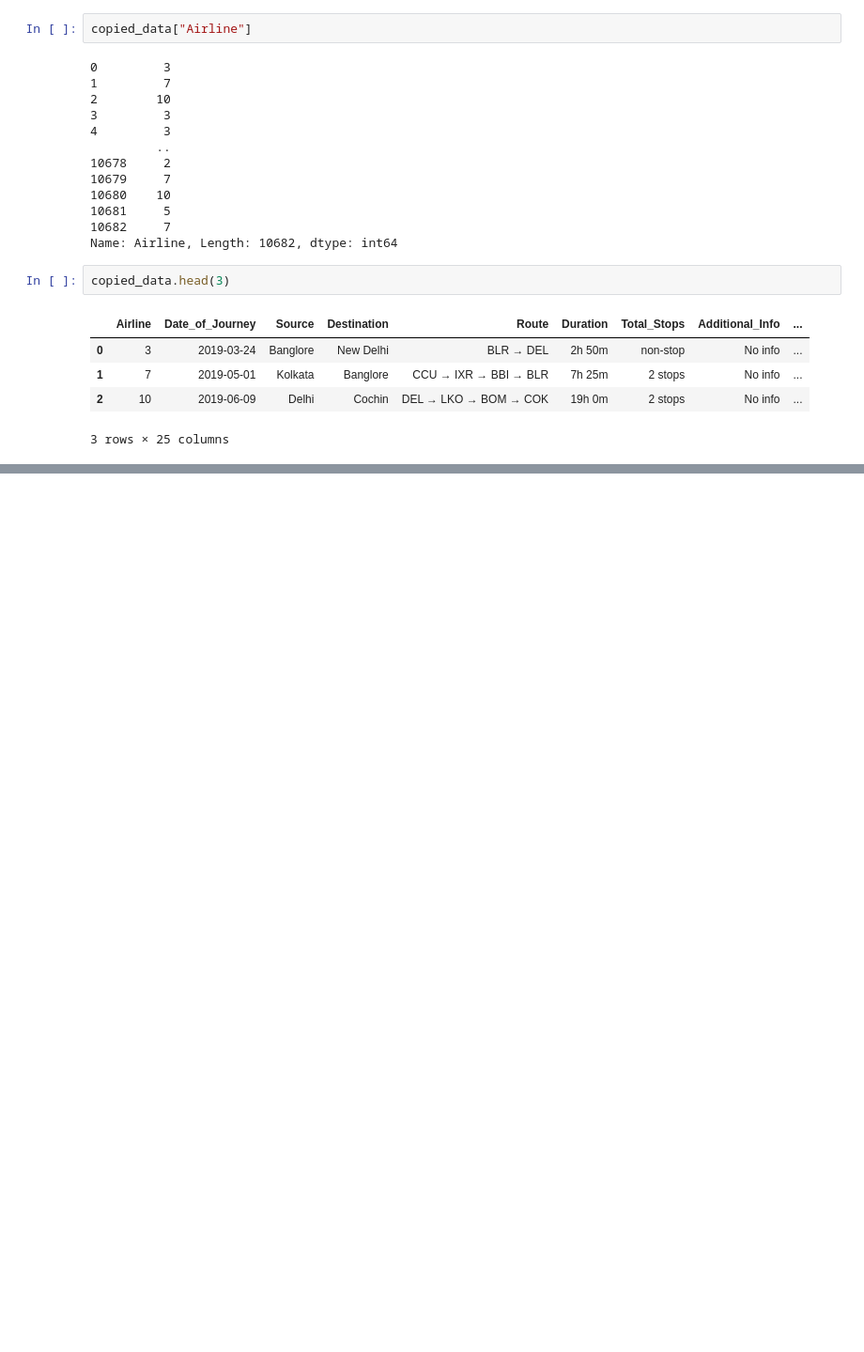
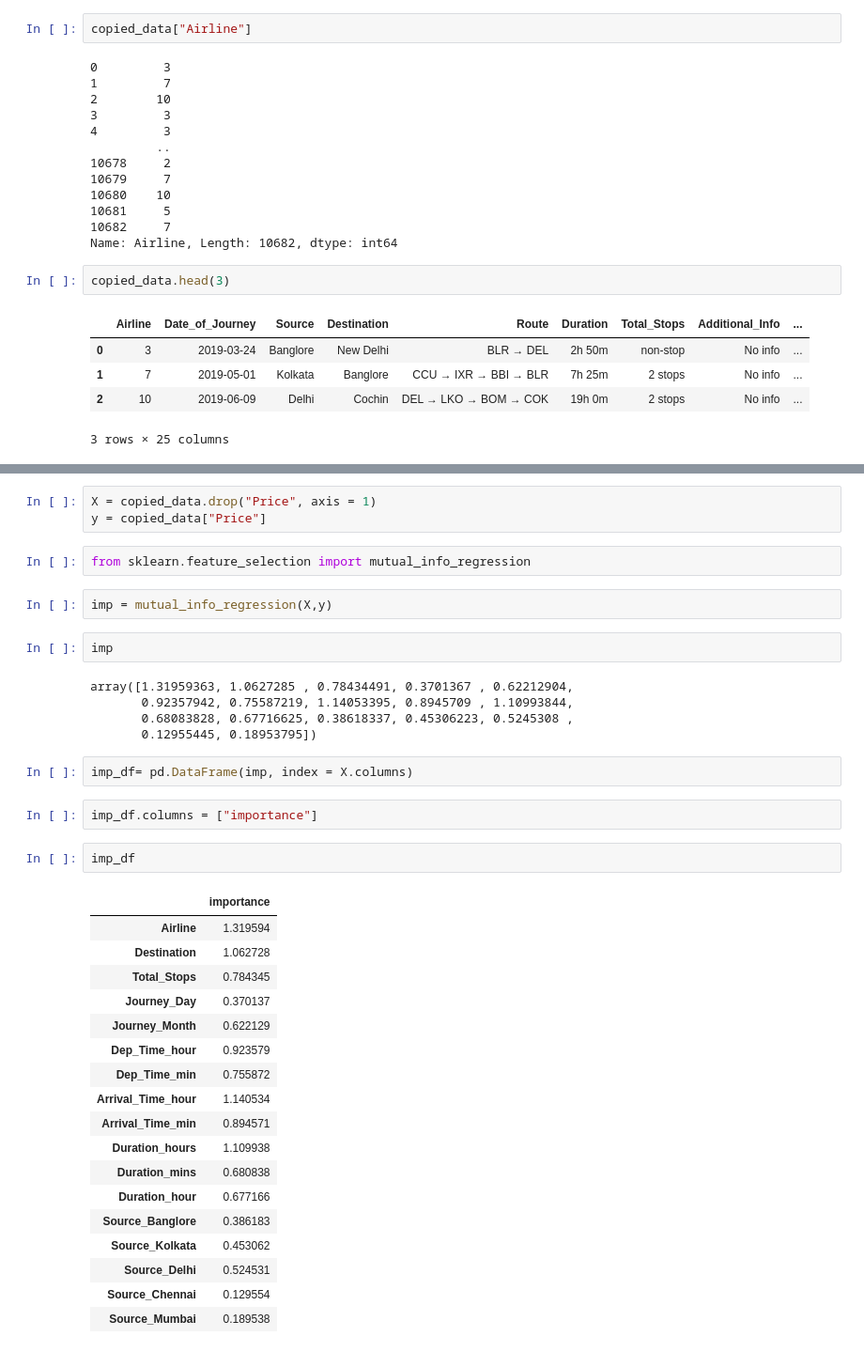
Before and after one commit to Pranavbhawane7/airline-fair-ticket-price-prediction, a Jupyter notebook: prediction.ipynb, the cells around one changed output, grey strips where cells are left out. Shown at 94% size. Cells and saved outputs as stored; diff of their text form; blank space fills up the shorter version.

```diff
--- a/prediction.ipynb
+++ b/prediction.ipynb
@@ -577,0 +847,39 @@ array(['Delhi', 'Banglore', 'Cochin', 'Kolkata', 'Hyderabad'],
+# %%
+X = copied_data.drop("Price", axis = 1)
+y = copied_data["Price"]
+# %%
+from sklearn.feature_selection import mutual_info_regression
+# %%
+imp = mutual_info_regression(X,y)
+# %%
+imp
+# %% [output]
+array([1.31959363, 1.0627285 , 0.78434491, 0.3701367 , 0.62212904,
+       0.92357942, 0.75587219, 1.14053395, 0.8945709 , 1.10993844,
+       0.68083828, 0.67716625, 0.38618337, 0.45306223, 0.5245308 ,
+       0.12955445, 0.18953795])
+# %%
+imp_df= pd.DataFrame(imp, index = X.columns)
+# %%
+imp_df.columns = ["importance"]
+# %%
+imp_df
+# %% [output]
+|  | importance |
+| Airline | 1.319594 |
+| Destination | 1.062728 |
+| Total_Stops | 0.784345 |
+| Journey_Day | 0.370137 |
+| Journey_Month | 0.622129 |
+| Dep_Time_hour | 0.923579 |
+| Dep_Time_min | 0.755872 |
+| Arrival_Time_hour | 1.140534 |
+| Arrival_Time_min | 0.894571 |
+| Duration_hours | 1.109938 |
+| Duration_mins | 0.680838 |
+| Duration_hour | 0.677166 |
+| Source_Banglore | 0.386183 |
+| Source_Kolkata | 0.453062 |
+| Source_Delhi | 0.524531 |
+| Source_Chennai | 0.129554 |
+| Source_Mumbai | 0.189538 |
```
Also changed, not shown: parts of 88 cells of this notebook.
